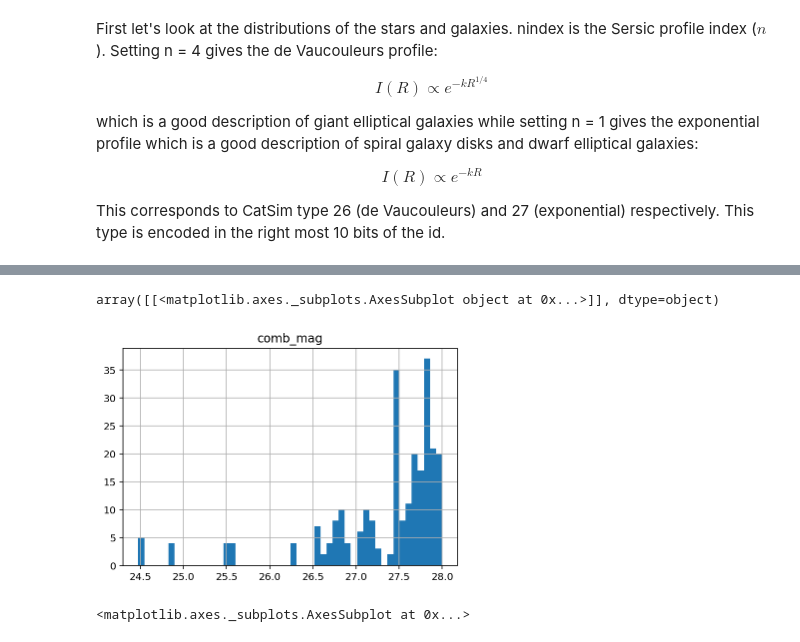
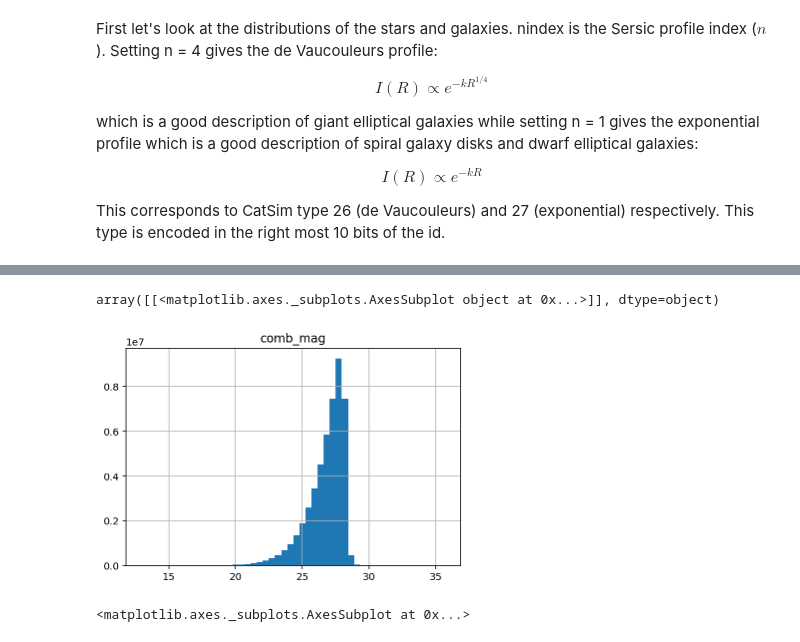
Before and after one commit to cwwalter/DC1_Analysis, a Jupyter notebook: Notebooks/Star-Galaxy.ipynb, the cells around one changed output, grey strips where cells are left out. Drawn from its saved outputs; the diff is of its cells as text; code cells hidden in the pictures.

Commit message:
Add some galaxy histograms.

```diff
--- a/Notebooks/Star-Galaxy.ipynb
+++ b/Notebooks/Star-Galaxy.ipynb
@@ -191,10 +191,10 @@ galaxies.head()
 | 100400000034 | 91.118241 | -31.552100 | 14.4423 | 0.270154 | 0.000004 | 0.000001 | 1.292970 | 1.0 | 27 | ... |
 | 100400000045 | 91.868344 | -31.561261 | 14.7854 | 0.162465 | 0.000006 | 0.000004 | 0.096176 | 1.0 | 27 | ... |
 # %%
-galaxies.query('redshift>10').hist('comb_mag', bins=50)
+galaxies.hist('comb_mag', bins=50)
 # %% [output]
 array([[<matplotlib.axes._subplots.AxesSubplot object at 0x...>]], dtype=object)
-[figure, old version]
+[figure, new version]
 # %%
 galaxies[::100].plot.scatter('redshift', 'comb_mag', s=.01, marker=".")
 # %% [output]
```
Also changed, not shown: parts of 2 cells of this notebook.
